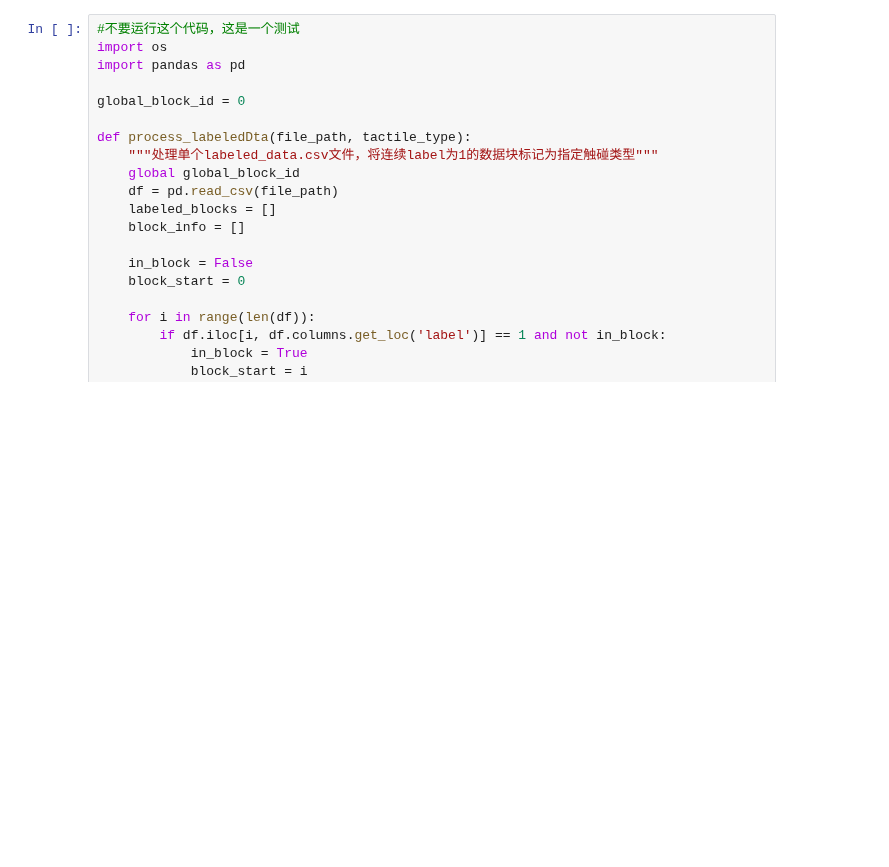
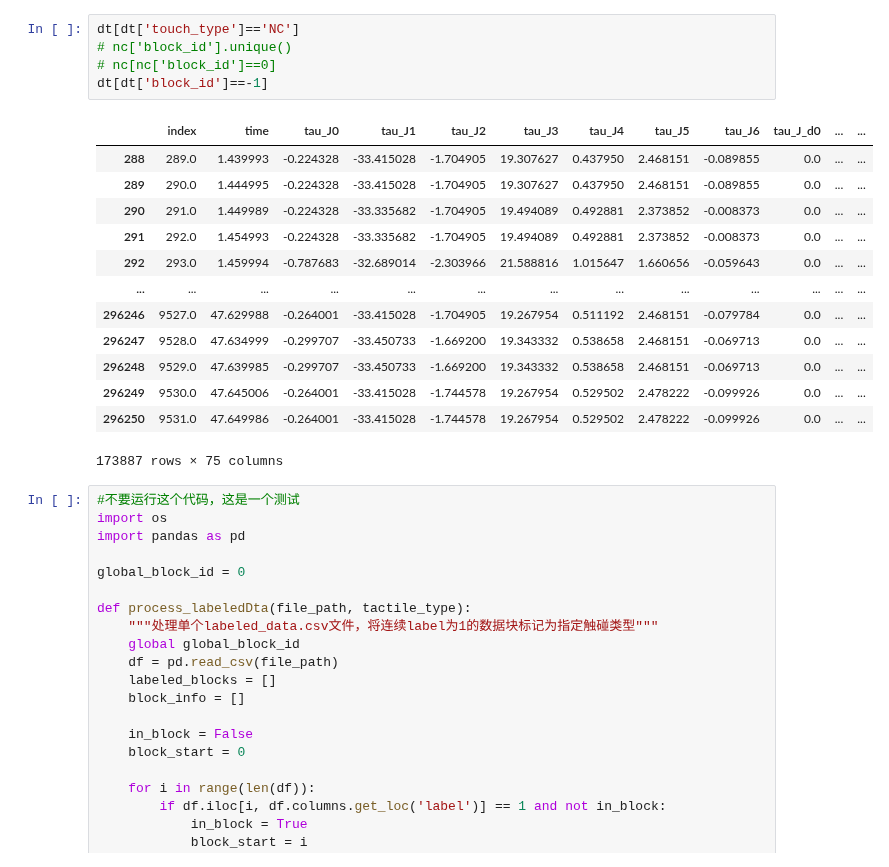
Before and after one commit to MindLabZHAW/tactileGestureDetection, a Jupyter notebook: Process_Data/2_labeled_data_block.ipynb, the cells around one changed output. Saved outputs shown, nothing was run; the diff lists cells and outputs as text; blank space fills up the shorter version.

```diff
--- a/Process_Data/2_labeled_data_block.ipynb
+++ b/Process_Data/2_labeled_data_block.ipynb
@@ -243,3 +264,22 @@ Name: block_id, dtype: int64
+# %%
+dt[dt['touch_type']=='NC']
+# nc['block_id'].unique()
+# nc[nc['block_id']==0]
+dt[dt['block_id']==-1]
+# %% [output]
+|  | index | time | tau_J0 | tau_J1 | tau_J2 | tau_J3 | tau_J4 | tau_J5 | tau_J6 | tau_J_d0 | ... | ... |
+| 288 | 289.0 | 1.439993 | -0.224328 | -33.415028 | -1.704905 | 19.307627 | 0.437950 | 2.468151 | -0.089855 | 0.0 | ... | ... |
+| 289 | 290.0 | 1.444995 | -0.224328 | -33.415028 | -1.704905 | 19.307627 | 0.437950 | 2.468151 | -0.089855 | 0.0 | ... | ... |
+| 290 | 291.0 | 1.449989 | -0.224328 | -33.335682 | -1.704905 | 19.494089 | 0.492881 | 2.373852 | -0.008373 | 0.0 | ... | ... |
+| 291 | 292.0 | 1.454993 | -0.224328 | -33.335682 | -1.704905 | 19.494089 | 0.492881 | 2.373852 | -0.008373 | 0.0 | ... | ... |
+| 292 | 293.0 | 1.459994 | -0.787683 | -32.689014 | -2.303966 | 21.588816 | 1.015647 | 1.660656 | -0.059643 | 0.0 | ... | ... |
+| ... | ... | ... | ... | ... | ... | ... | ... | ... | ... | ... | ... | ... |
+| 296246 | 9527.0 | 47.629988 | -0.264001 | -33.415028 | -1.704905 | 19.267954 | 0.511192 | 2.468151 | -0.079784 | 0.0 | ... | ... |
+| 296247 | 9528.0 | 47.634999 | -0.299707 | -33.450733 | -1.669200 | 19.343332 | 0.538658 | 2.468151 | -0.069713 | 0.0 | ... | ... |
+| 296248 | 9529.0 | 47.639985 | -0.299707 | -33.450733 | -1.669200 | 19.343332 | 0.538658 | 2.468151 | -0.069713 | 0.0 | ... | ... |
+| 296249 | 9530.0 | 47.645006 | -0.264001 | -33.415028 | -1.744578 | 19.267954 | 0.529502 | 2.478222 | -0.099926 | 0.0 | ... | ... |
+| 296250 | 9531.0 | 47.649986 | -0.264001 | -33.415028 | -1.744578 | 19.267954 | 0.529502 | 2.478222 | -0.099926 | 0.0 | ... | ... |
+173887 rows × 75 columns
 # %%
 #不要运行这个代码，这是一个测试
 import os
```
Also changed, not shown: parts of 3 cells of this notebook, 4 other files.
